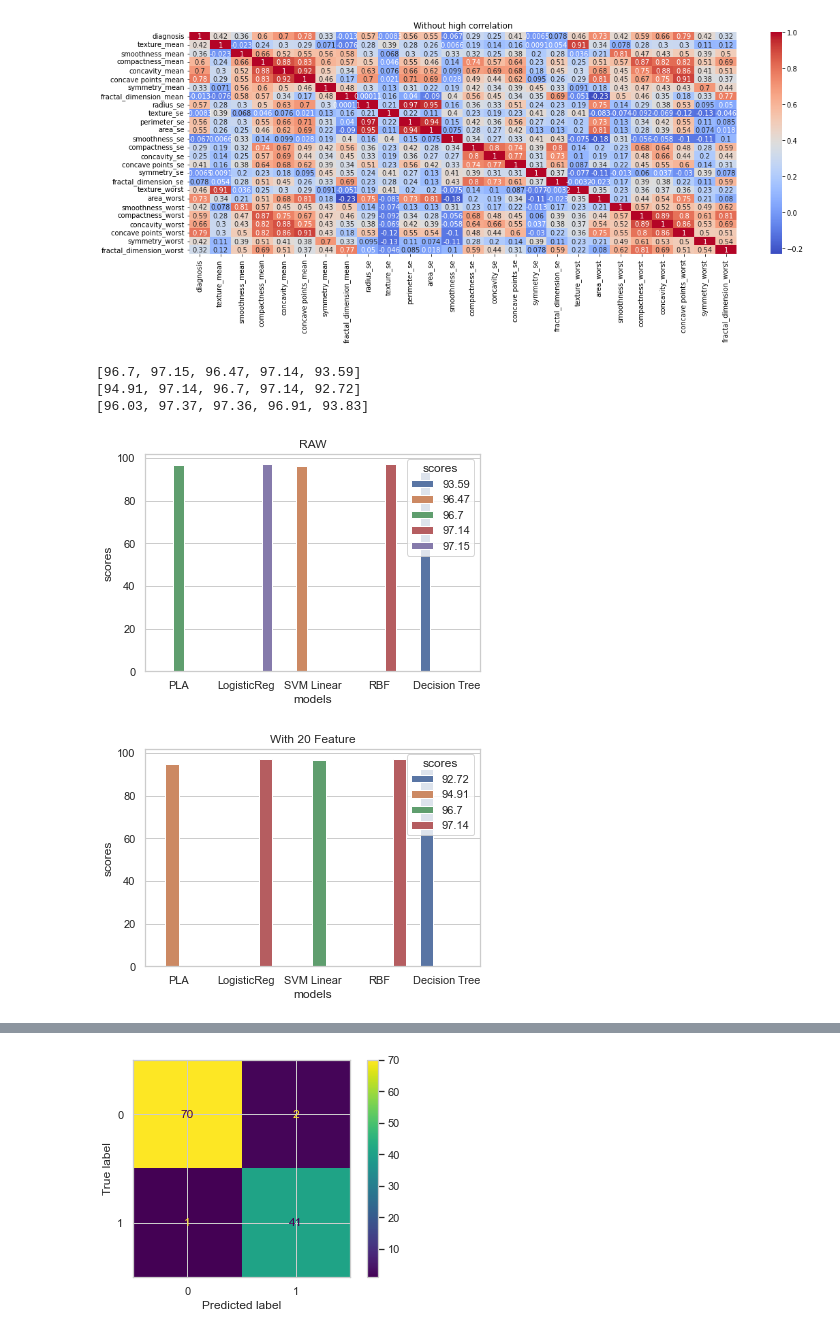
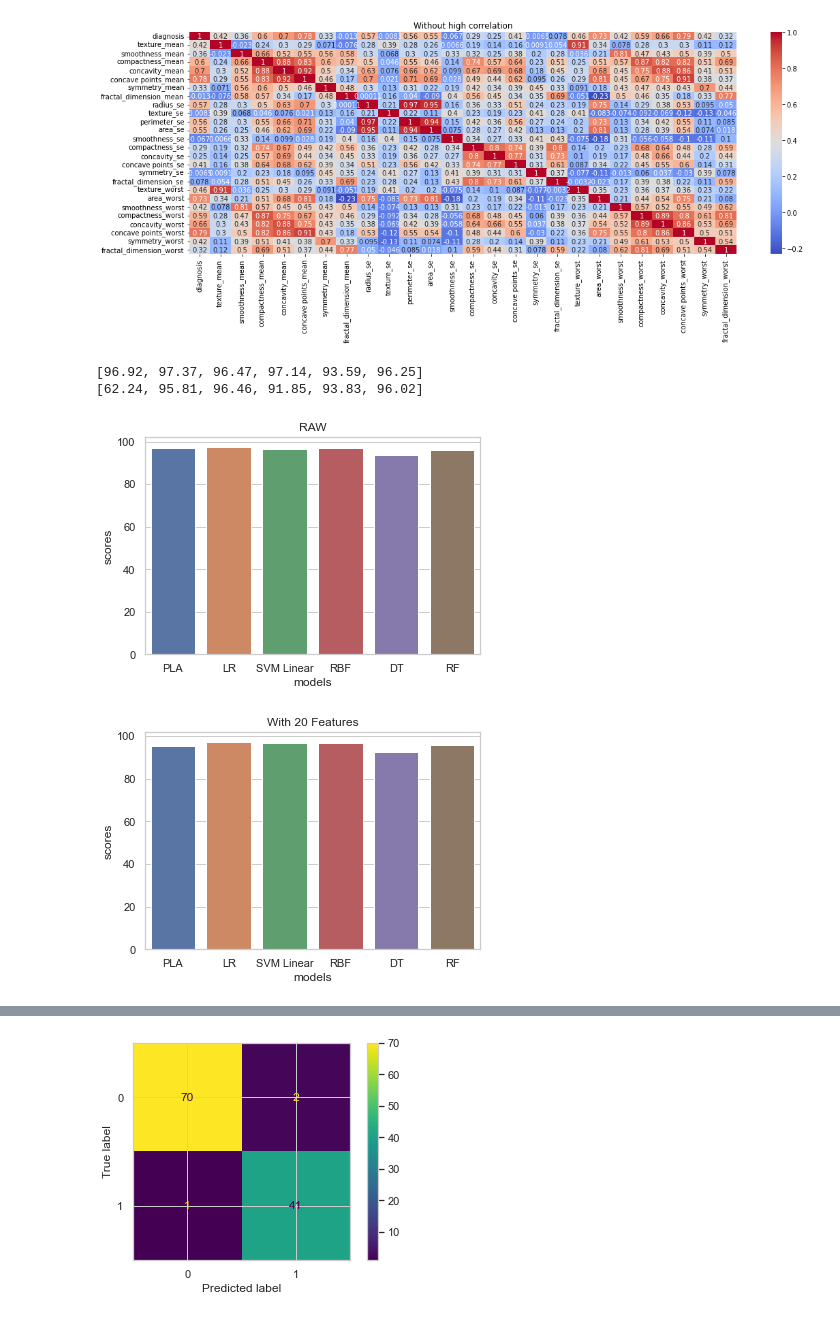
Before and after one commit to muhammed-oztel/CSE4088_ML_Term_Project, a Jupyter notebook: data.ipynb, the cells around one changed output, grey strips where cells are left out. Cells and saved outputs as stored; diff of their text form; code cells hidden in the pictures.

```diff
--- a/data.ipynb
+++ b/data.ipynb
@@ -144,32 +145,37 @@ plt.show()
 x = df.drop(['diagnosis'], axis=1)
 y = df['diagnosis']
 
+sc = StandardScaler()
+x_std = sc.fit_transform(x)
+# X_test = sc.transform(X_test)
+
+
 #splitting the dataframe and keeping 80% of the data for training and rest 20% for testing
-X_train, X_test, y_train, y_test = train_test_split(x, y, test_size=0.2, random_state=42, stratify = y)
+X_train, X_test, y_train, y_test = train_test_split(x_std, y, test_size=0.2, random_state=42, stratify = y)
 # print(len(y_train))
-sc = StandardScaler()
-X_train = sc.fit_transform(X_train)
-X_test = sc.transform(X_test)
 
 
 
 #dividing the dataframe into training and target features
 x_20 = df_20.drop(['diagnosis'], axis=1)
 y_20 = df_20['diagnosis']
+sc = StandardScaler()
+x_std_20 = sc.fit_transform(x_20)
+# X_test20 = sc.transform(X_test20)
+#splitting the dataframe and keeping 80% of the data for training and rest 20% for testing
+X_train20, X_test20, y_train20, y_test20 = train_test_split(x_std_20, y_20, test_size=0.2, random_state=42, stratify = y_20)
+# print(len(y_train))
 
-#splitting the dataframe and keeping 80% of the data for training and rest 20% for testing
-X_train20, X_test20, y_train20, y_test20 = train_test_split(x_20, y_20, test_size=0.2, random_state=42, stratify = y_20)
-# print(len(y_train))
-sc = StandardScaler()
-X_train20 = sc.fit_transform(X_train20)
-X_test20 = sc.transform(X_test20)
+
+
+
 
 x_cor = df_cor.drop(['diagnosis'], axis=1)
 y_cor = df_cor['diagnosis']
 
+sc = StandardScaler()
+x_std_cor = sc.fit_transform(x_cor)
+# X_test_cor = sc.transform(X_test_cor)
 #splitting the dataframe and keeping 80% of the data for training and rest 20% for testing
 X_train_cor, X_test_cor, y_train_cor, y_test_cor = train_test_split(x_cor, y_cor, test_size=0.2, random_state=42, stratify = y)
 # print(len(y_train))
-sc = StandardScaler()
-X_train_cor = sc.fit_transform(X_train_cor)
-X_test_cor = sc.transform(X_test_cor)
@@ -212,31 +213,36 @@ def find_scores(X_train, y_train):
     dt_score = round(np.mean(cross_val_score(dt_classifier, X_train, y=y_train, scoring='f1_micro', cv=10))*100,2)
     scores.append(dt_score)
     classifiers.append(dt_classifier)
+
+    # Random Forest
+    forest = RandomForestClassifier(criterion = 'entropy', random_state = 0)
+    forest_score = round(np.mean(cross_val_score(forest, X_train, y=y_train, scoring='f1_micro', cv=10))*100,2)
+    scores.append(forest_score)
+    classifiers.append(forest)
     return scores, classifiers
+
 
 scores, clfs = find_scores(X_train, y_train)
 scores_20, clfs_20 = find_scores(X_train20, y_train20)
 scores_cor, clfs_cor = find_scores(X_train_cor, y_train_cor)
 # %%
 print(scores)
-print(scores_20)
+# print(scores_20)
 print(scores_cor)
 # %% [output]
-[96.7, 97.15, 96.47, 97.14, 93.59]
-[94.91, 97.14, 96.7, 97.14, 92.72]
-[96.03, 97.37, 97.36, 96.91, 93.83]
+[96.92, 97.37, 96.47, 97.14, 93.59, 96.25]
+[62.24, 95.81, 96.46, 91.85, 93.83, 96.02]
 # %%
-models = ["PLA", "LogisticReg", "SVM Linear", "RBF", "Decision Tree"]
+models = ["PLA", "LR", "SVM Linear", "RBF", "DT", "RF"]
 sns.set_theme(style="whitegrid")
 df = pd.DataFrame({'models': models, 'scores': scores})
-ax = sns.barplot(x="models", y="scores", data=df, hue="scores").set_title("RAW")
+ax = sns.barplot(x="models", y="scores", data=df).set_title("RAW")
 # %% [output]
-[figure, old version]
+[figure, new version]
 # %%
-models = ["PLA", "LogisticReg", "SVM Linear", "RBF", "Decision Tree"]
 sns.set_theme(style="whitegrid")
 df = pd.DataFrame({'models': models, 'scores': scores_20})
-ax = sns.barplot(x="models", y="scores", data=df, hue="scores").set_title("With 20 Feature")
+ax = sns.barplot(x="models", y="scores", data=df).set_title("With 20 Features")
 # %% [output]
-[figure, old version]
+[figure, new version]
 # %%
```
Also changed, not shown: parts of 8 cells of this notebook, 3 other files.
